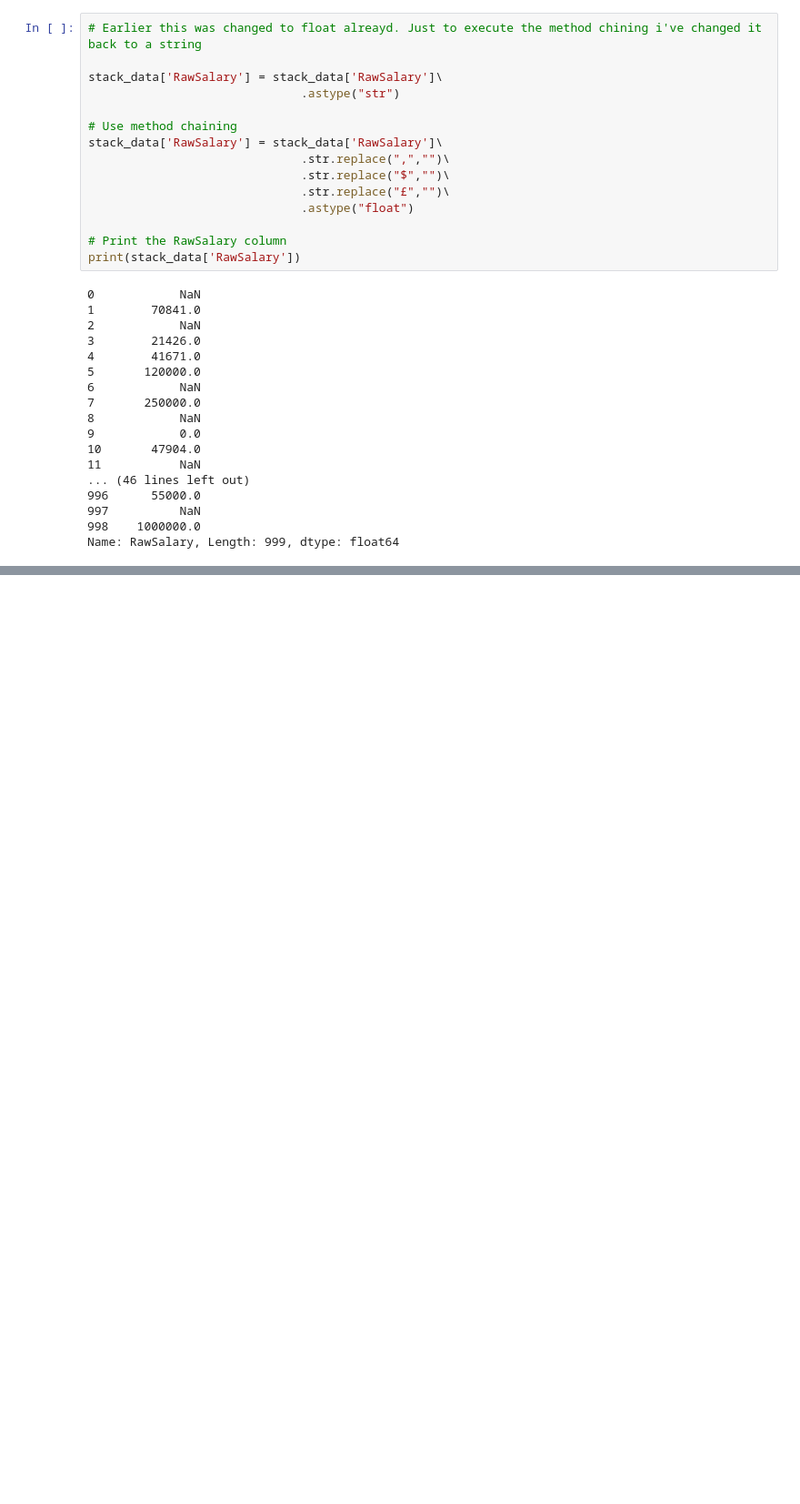
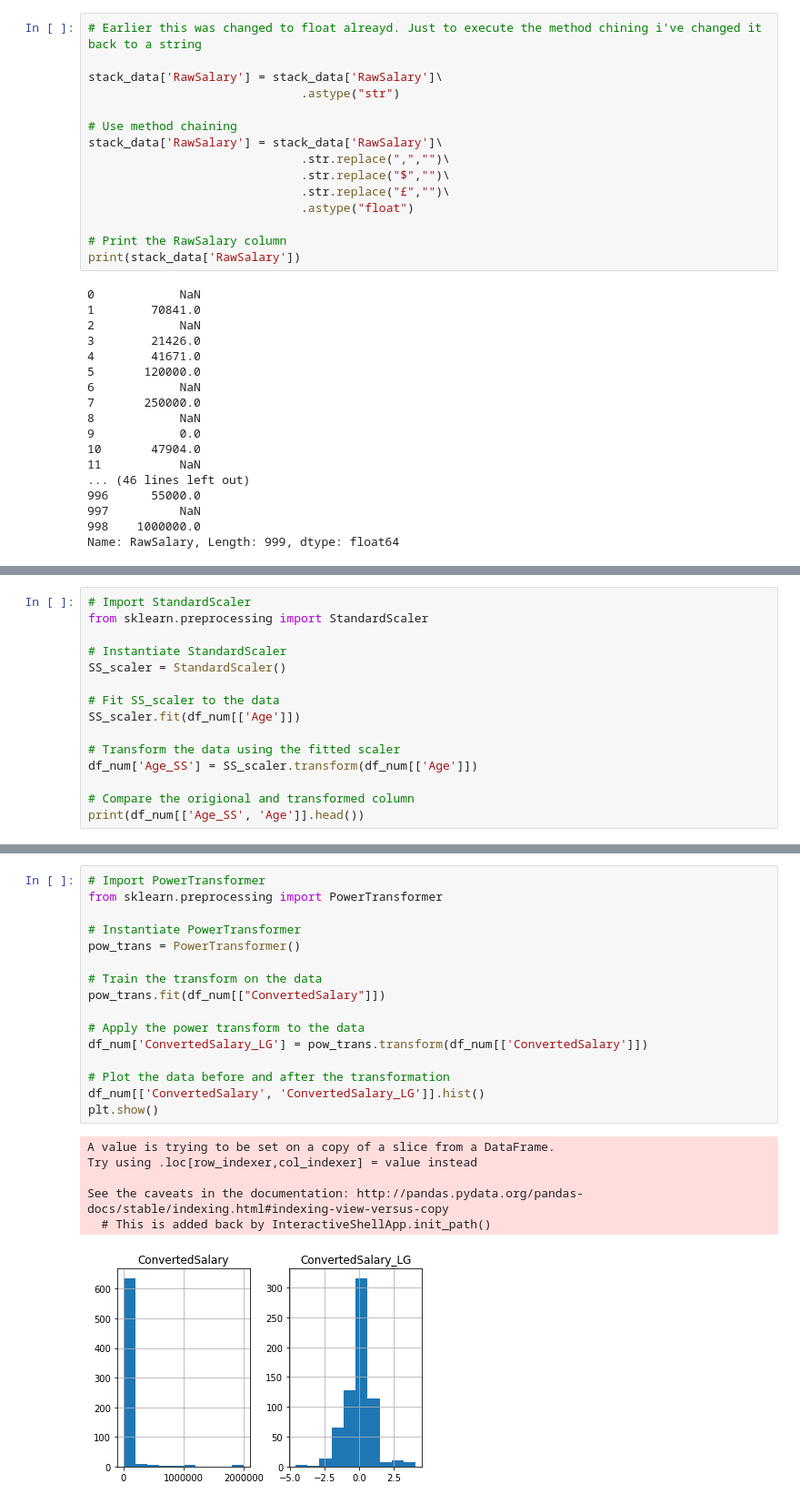
Before and after one commit to toyinolape/DataCamp_DataScience, a Jupyter notebook: Feature_Engineering/Feature_Engineering.ipynb, the cells around one changed output, grey strips where cells are left out. Shown at 91% size. Saved outputs shown, nothing was run; the diff lists cells and outputs as text; blank space fills up the shorter version.

```diff
--- a/Feature_Engineering/Feature_Engineering.ipynb
+++ b/Feature_Engineering/Feature_Engineering.ipynb
@@ -381,0 +443,15 @@ Name: RawSalary, Length: 999, dtype: float64
+# %%
+# Import StandardScaler
+from sklearn.preprocessing import StandardScaler
+
+# Instantiate StandardScaler
+SS_scaler = StandardScaler()
+
+# Fit SS_scaler to the data
+SS_scaler.fit(df_num[['Age']])
+
+# Transform the data using the fitted scaler
+df_num['Age_SS'] = SS_scaler.transform(df_num[['Age']])
+
+# Compare the origional and transformed column
+print(df_num[['Age_SS', 'Age']].head())
@@ -381,0 +470,23 @@ Name: RawSalary, Length: 999, dtype: float64
+# %%
+# Import PowerTransformer
+from sklearn.preprocessing import PowerTransformer
+
+# Instantiate PowerTransformer
+pow_trans = PowerTransformer()
+
+# Train the transform on the data
+pow_trans.fit(df_num[["ConvertedSalary"]])
+
+# Apply the power transform to the data
+df_num['ConvertedSalary_LG'] = pow_trans.transform(df_num[['ConvertedSalary']])
+
+# Plot the data before and after the transformation
+df_num[['ConvertedSalary', 'ConvertedSalary_LG']].hist()
+plt.show()
+# %% [output]
+A value is trying to be set on a copy of a slice from a DataFrame.
+Try using .loc[row_indexer,col_indexer] = value instead
+
+See the caveats in the documentation: http://pandas.pydata.org/pandas-docs/stable/indexing.html#indexing-view-versus-copy
+  # This is added back by InteractiveShellApp.init_path()
+[figure, added]
```
Also changed, not shown: parts of 25 cells of this notebook, 2 other files.
